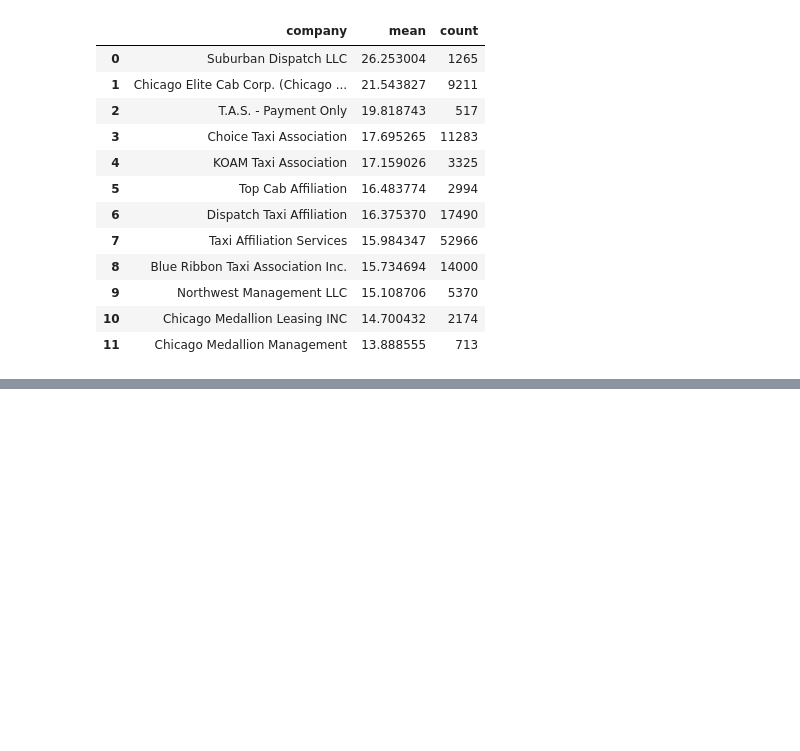
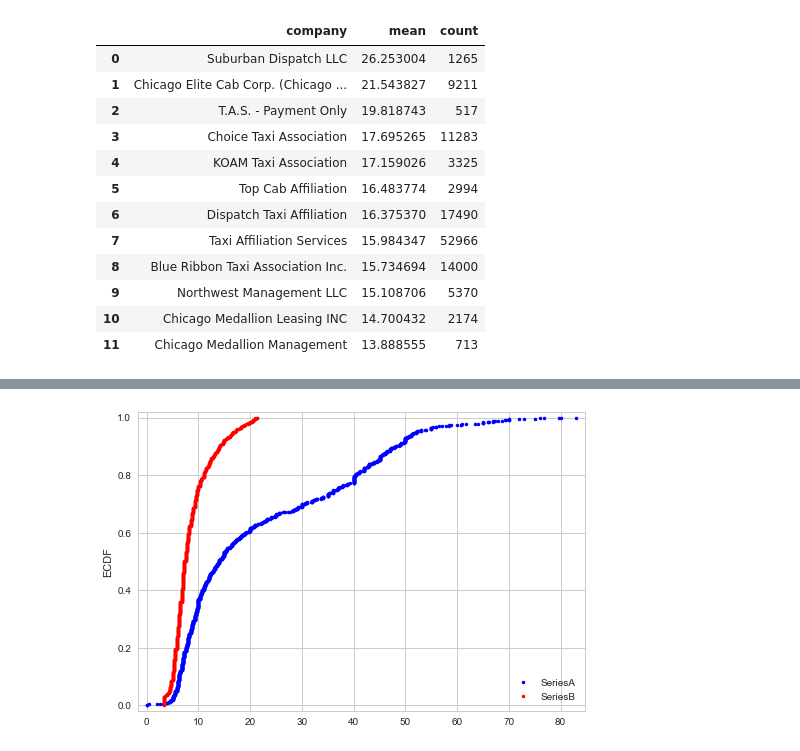
Before and after one commit to iamjz/taxi, a Jupyter notebook: Earnings EDA.ipynb, the cells around one changed output, grey strips where cells are left out. Saved outputs shown, nothing was run; the diff lists cells and outputs as text; code cells hidden in the pictures; blank space fills up the shorter version.

```diff
--- a/Earnings EDA.ipynb
+++ b/Earnings EDA.ipynb
@@ -180,0 +197,4 @@ Is there a real difference between first place and last place? If so, is it due
+# %%
+h.compareCDF(firstDf["fare"], lastDf["fare"])
+# %% [output]
+[figure, added]
```
Also changed, not shown: parts of 7 cells of this notebook.
